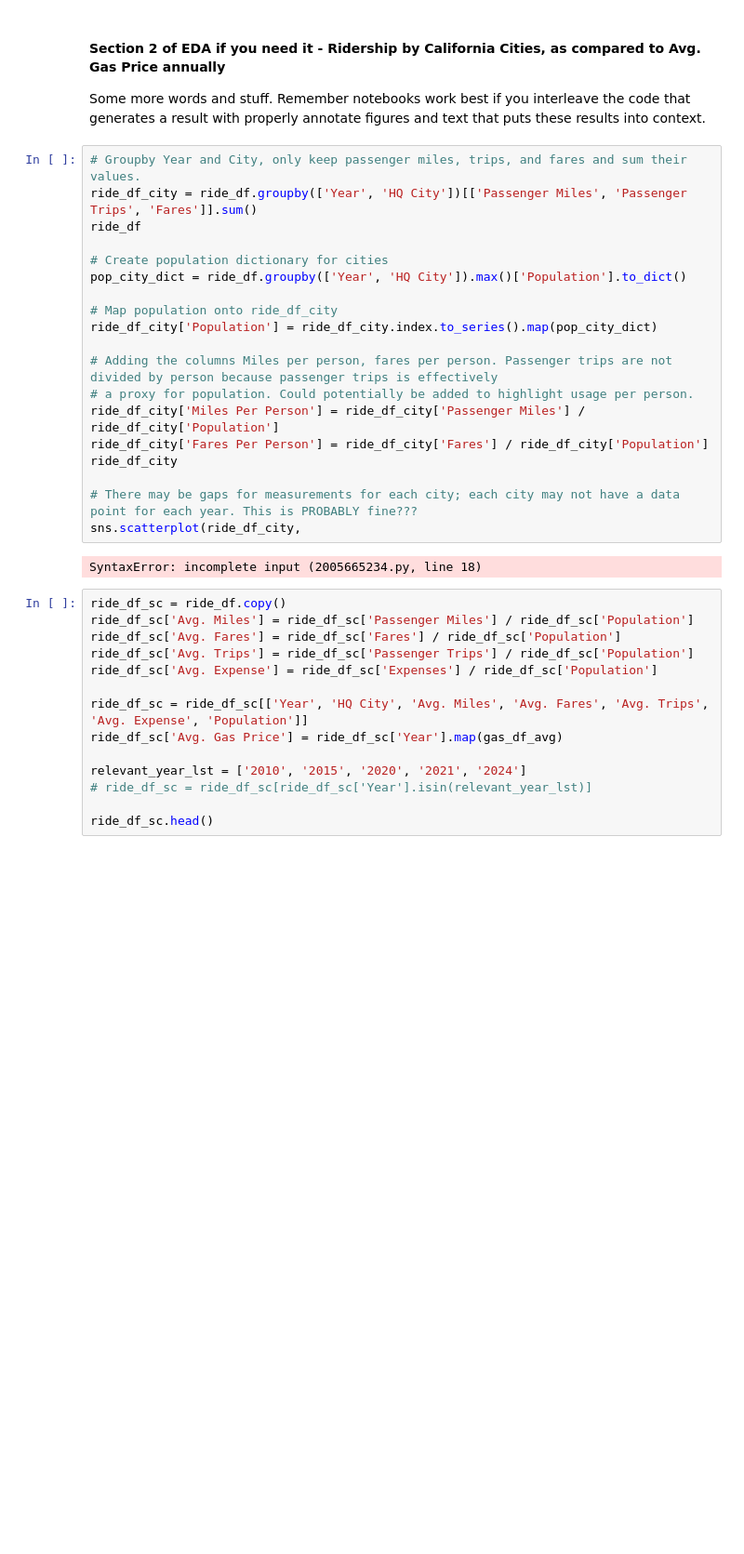
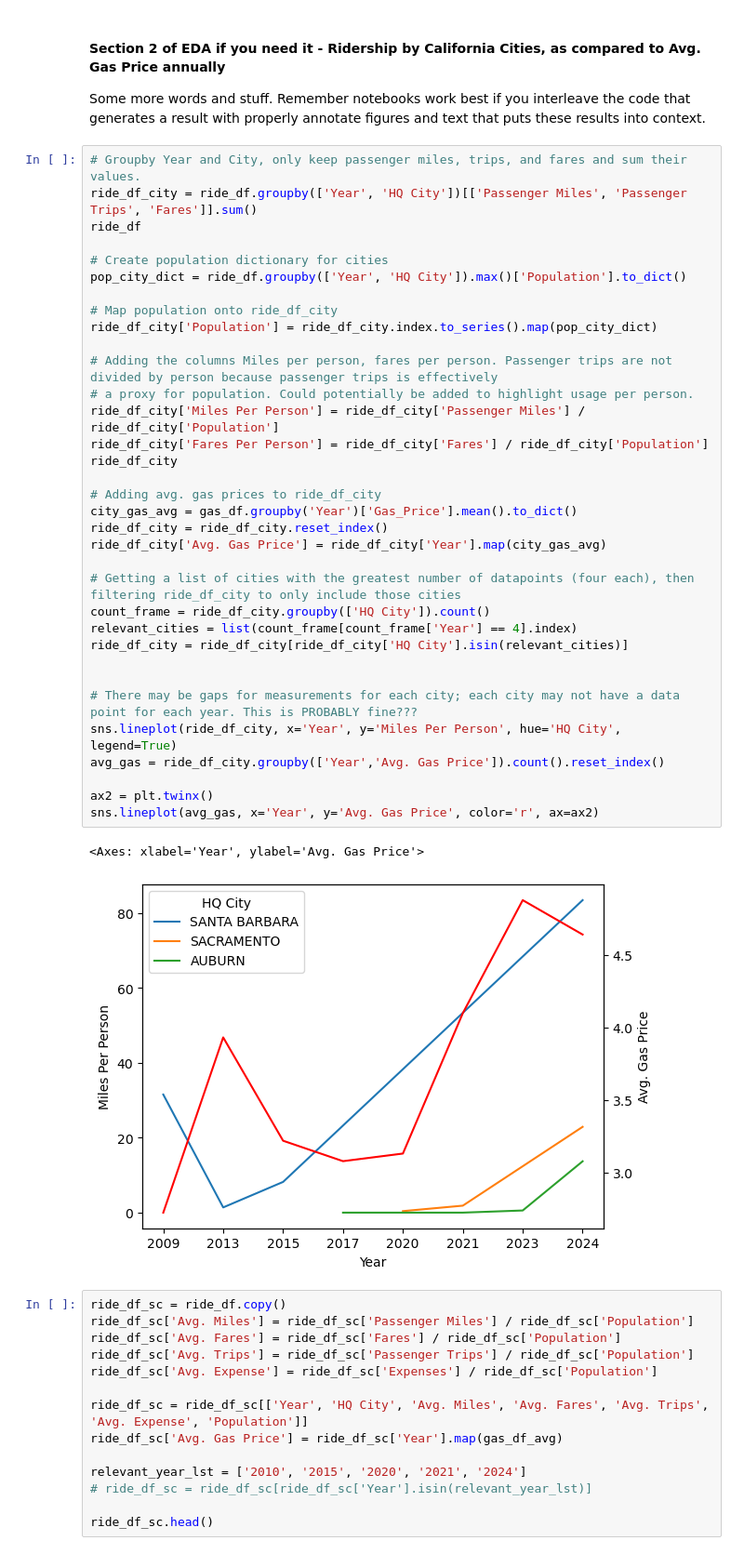
Before and after one commit to COGS108/Group012_WI26, a Jupyter notebook: 02-EDACheckpoint.ipynb, the cells around one changed output. Shown at 93% size. Cells and saved outputs as stored; diff of their text form; blank space fills up the shorter version.

```diff
--- a/02-EDACheckpoint.ipynb
+++ b/02-EDACheckpoint.ipynb
@@ -436,24 +436,40 @@ Some more words and stuff.  Remember notebooks work best if you interleave the c
 # %%
 # Groupby Year and City, only keep passenger miles, trips, and fares and sum their values.
 ride_df_city = ride_df.groupby(['Year', 'HQ City'])[['Passenger Miles', 'Passenger Trips', 'Fares']].sum()
 ride_df
 
 # Create population dictionary for cities
 pop_city_dict = ride_df.groupby(['Year', 'HQ City']).max()['Population'].to_dict()
 
 # Map population onto ride_df_city
 ride_df_city['Population'] = ride_df_city.index.to_series().map(pop_city_dict)
 
 # Adding the columns Miles per person, fares per person. Passenger trips are not divided by person because passenger trips is effectively
 # a proxy for population. Could potentially be added to highlight usage per person.
 ride_df_city['Miles Per Person'] = ride_df_city['Passenger Miles'] / ride_df_city['Population']
 ride_df_city['Fares Per Person'] = ride_df_city['Fares'] / ride_df_city['Population']
 ride_df_city
 
+# Adding avg. gas prices to ride_df_city
+city_gas_avg = gas_df.groupby('Year')['Gas_Price'].mean().to_dict()
+ride_df_city = ride_df_city.reset_index()
+ride_df_city['Avg. Gas Price'] = ride_df_city['Year'].map(city_gas_avg)
+
+# Getting a list of cities with the greatest number of datapoints (four each), then filtering ride_df_city to only include those cities
+count_frame = ride_df_city.groupby(['HQ City']).count()
+relevant_cities = list(count_frame[count_frame['Year'] == 4].index)
+ride_df_city = ride_df_city[ride_df_city['HQ City'].isin(relevant_cities)]
+
+
 # There may be gaps for measurements for each city; each city may not have a data point for each year. This is PROBABLY fine???
-sns.scatterplot(ride_df_city,
+sns.lineplot(ride_df_city, x='Year', y='Miles Per Person', hue='HQ City', legend=True)
+avg_gas = ride_df_city.groupby(['Year','Avg. Gas Price']).count().reset_index()
+
+ax2 = plt.twinx()
+sns.lineplot(avg_gas, x='Year', y='Avg. Gas Price', color='r', ax=ax2)
 # %% [output]
-SyntaxError: incomplete input (2005665234.py, line 18)
+<Axes: xlabel='Year', ylabel='Avg. Gas Price'>
+[figure, added]
 # %%
 ride_df_sc = ride_df.copy()
 ride_df_sc['Avg. Miles'] = ride_df_sc['Passenger Miles'] / ride_df_sc['Population']
```
Also changed, not shown: parts of 3 cells of this notebook.
